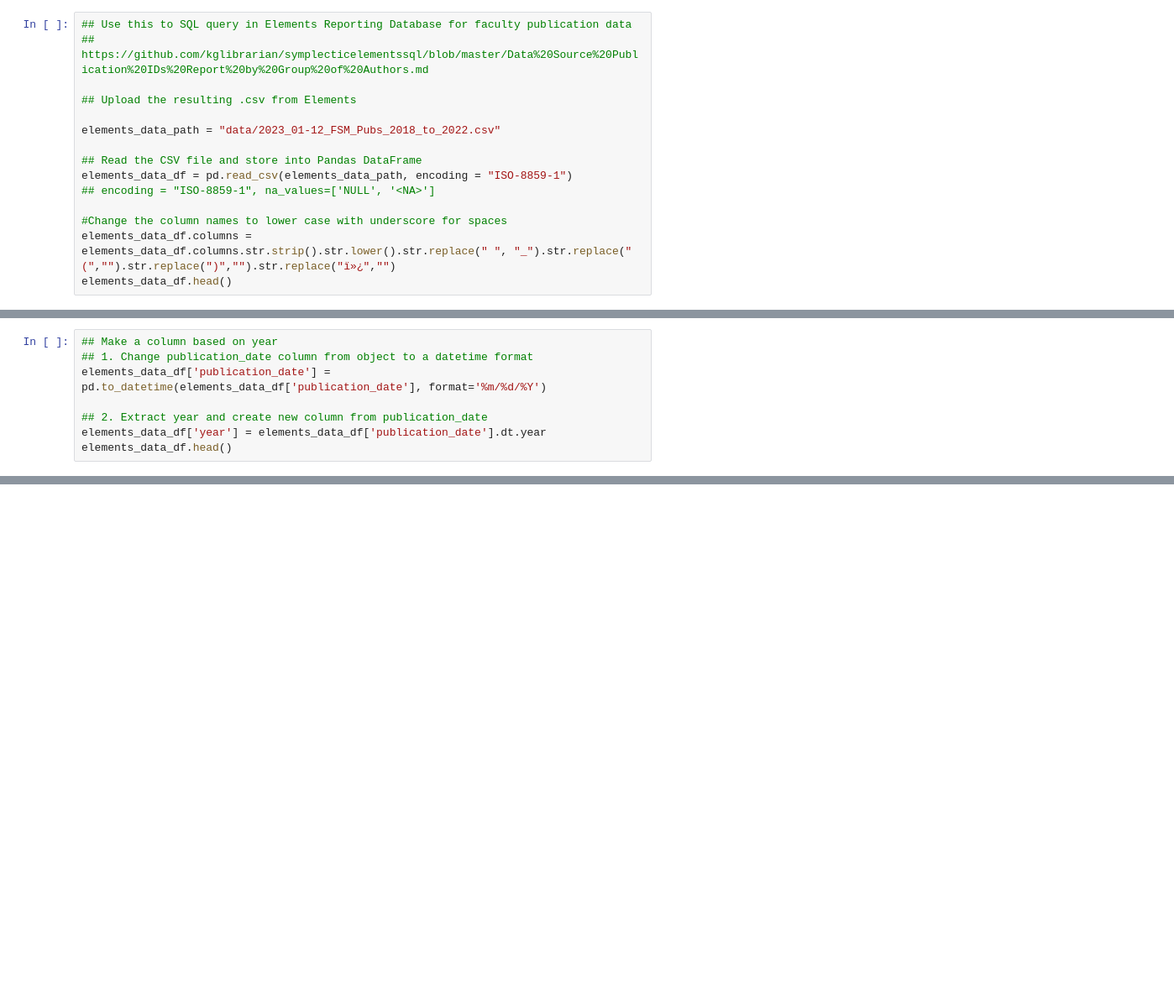
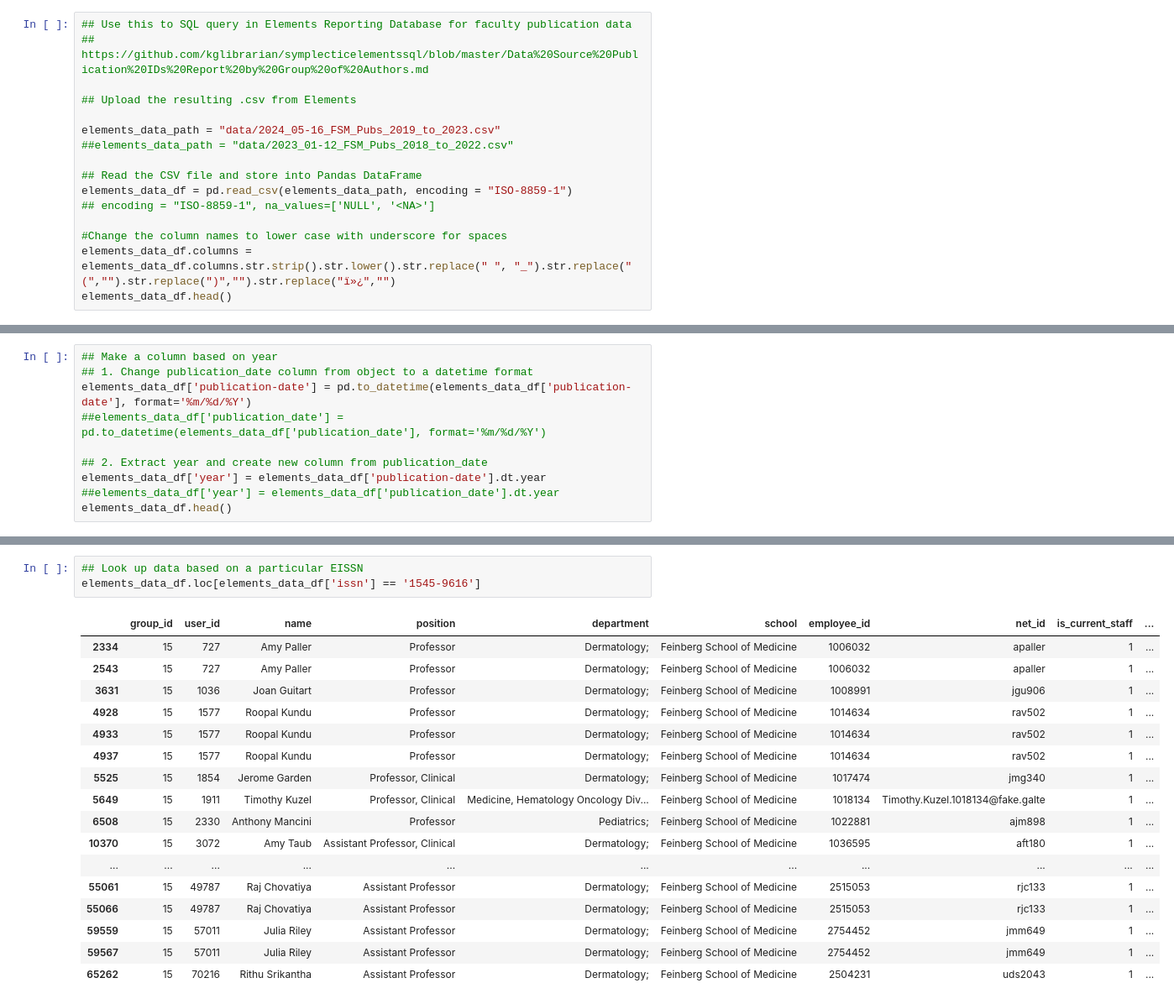
Before and after one commit to kglibrarian/Galter_CMMS_Analysis_ILL_Requests_Turnaways_Report_2024, a Jupyter notebook: CMMS_ILL_Requests_Turnaways.ipynb, the cells around one changed output, grey strips where cells are left out. Shown at 84% size. Cells and saved outputs as stored; diff of their text form; blank space fills up the shorter version.

```diff
--- a/CMMS_ILL_Requests_Turnaways.ipynb
+++ b/CMMS_ILL_Requests_Turnaways.ipynb
@@ -25,7 +36,8 @@ for i in os.listdir('./'):
 
 ## Upload the resulting .csv from Elements
 
-elements_data_path = "data/2023_01-12_FSM_Pubs_2018_to_2022.csv"
+elements_data_path = "data/2024_05-16_FSM_Pubs_2019_to_2023.csv"
+##elements_data_path = "data/2023_01-12_FSM_Pubs_2018_to_2022.csv"
 
 ## Read the CSV file and store into Pandas DataFrame
 elements_data_df = pd.read_csv(elements_data_path, encoding = "ISO-8859-1")
@@ -43,8 +82,10 @@ elements_data_df.isnull().sum(axis = 0)
 # %%
 ## Make a column based on year
 ## 1. Change publication_date column from object to a datetime format
-elements_data_df['publication_date'] = pd.to_datetime(elements_data_df['publication_date'], format='%m/%d/%Y')
+elements_data_df['publication-date'] = pd.to_datetime(elements_data_df['publication-date'], format='%m/%d/%Y')
+##elements_data_df['publication_date'] = pd.to_datetime(elements_data_df['publication_date'], format='%m/%d/%Y')
 
 ## 2. Extract year and create new column from publication_date
-elements_data_df['year'] = elements_data_df['publication_date'].dt.year
+elements_data_df['year'] = elements_data_df['publication-date'].dt.year
+##elements_data_df['year'] = elements_data_df['publication_date'].dt.year
 elements_data_df.head()
@@ -50,0 +100,21 @@ elements_data_df.head()
+# %%
+## Look up data based on a particular EISSN
+elements_data_df.loc[elements_data_df['issn'] == '1545-9616']
+# %% [output]
+|  | group_id | user_id | name | position | department | school | employee_id | net_id | is_current_staff | ... |
+| 2334 | 15 | 727 | Amy Paller | Professor | Dermatology; | Feinberg School of Medicine | 1006032 | apaller | 1 | ... |
+| 2543 | 15 | 727 | Amy Paller | Professor | Dermatology; | Feinberg School of Medicine | 1006032 | apaller | 1 | ... |
+| 3631 | 15 | 1036 | Joan Guitart | Professor | Dermatology; | Feinberg School of Medicine | 1008991 | jgu906 | 1 | ... |
+| 4928 | 15 | 1577 | Roopal Kundu | Professor | Dermatology; | Feinberg School of Medicine | 1014634 | rav502 | 1 | ... |
+| 4933 | 15 | 1577 | Roopal Kundu | Professor | Dermatology; | Feinberg School of Medicine | 1014634 | rav502 | 1 | ... |
+| 4937 | 15 | 1577 | Roopal Kundu | Professor | Dermatology; | Feinberg School of Medicine | 1014634 | rav502 | 1 | ... |
+| 5525 | 15 | 1854 | Jerome Garden | Professor, Clinical | Dermatology; | Feinberg School of Medicine | 1017474 | jmg340 | 1 | ... |
+| 5649 | 15 | 1911 | Timothy Kuzel | Professor, Clinical | Medicine, Hematology Oncology Div... | Feinberg School of Medicine | 1018134 | Timothy.Kuzel.1018134@fake.galte | 1 | ... |
+| 6508 | 15 | 2330 | Anthony Mancini | Professor | Pediatrics; | Feinberg School of Medicine | 1022881 | ajm898 | 1 | ... |
+| 10370 | 15 | 3072 | Amy Taub | Assistant Professor, Clinical | Dermatology; | Feinberg School of Medicine | 1036595 | aft180 | 1 | ... |
+| ... | ... | ... | ... | ... | ... | ... | ... | ... | ... | ... |
+| 55061 | 15 | 49787 | Raj Chovatiya | Assistant Professor | Dermatology; | Feinberg School of Medicine | 2515053 | rjc133 | 1 | ... |
+| 55066 | 15 | 49787 | Raj Chovatiya | Assistant Professor | Dermatology; | Feinberg School of Medicine | 2515053 | rjc133 | 1 | ... |
+| 59559 | 15 | 57011 | Julia Riley | Assistant Professor | Dermatology; | Feinberg School of Medicine | 2754452 | jmm649 | 1 | ... |
+| 59567 | 15 | 57011 | Julia Riley | Assistant Professor | Dermatology; | Feinberg School of Medicine | 2754452 | jmm649 | 1 | ... |
+| 65262 | 15 | 70216 | Rithu Srikantha | Assistant Professor | Dermatology; | Feinberg School of Medicine | 2504231 | uds2043 | 1 | ... |
```
Also changed, not shown: parts of 26 cells of this notebook, 1 other file.
